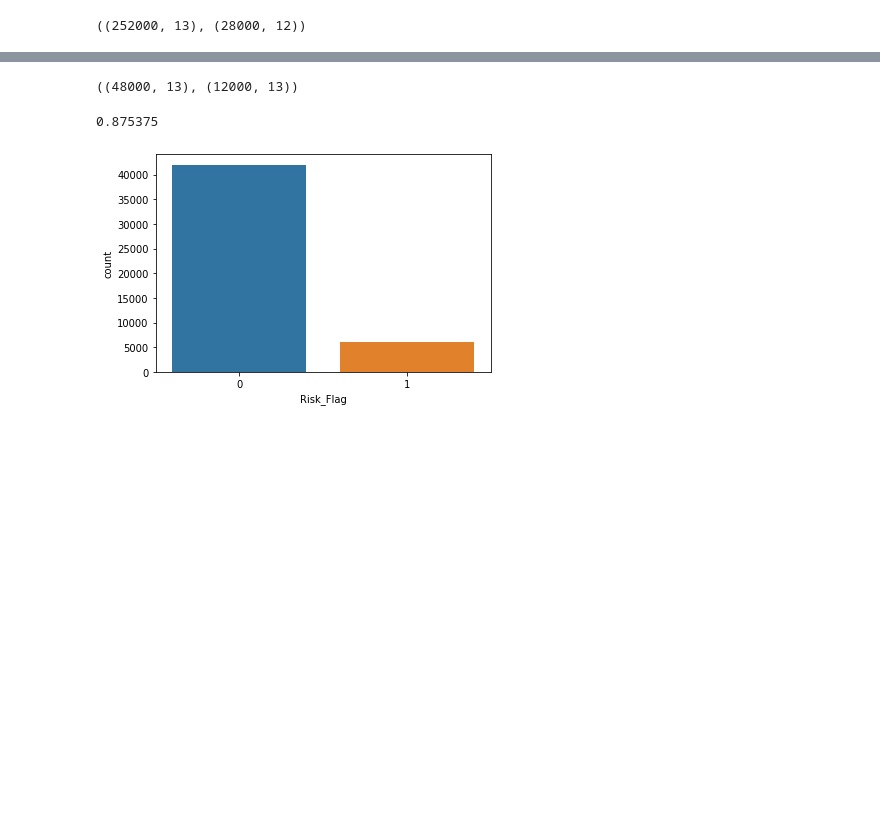
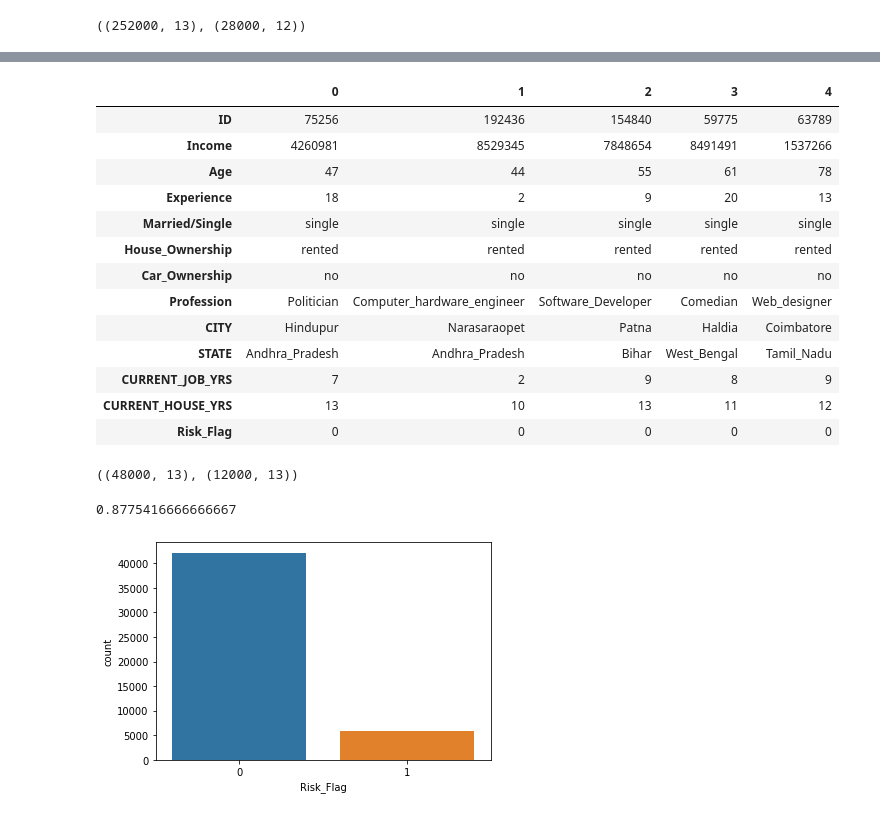
Before and after one commit to hwon-n/section2_project, a Jupyter notebook: section2_project.ipynb, the cells around one changed output, grey strips where cells are left out. Saved outputs shown, nothing was run; the diff lists cells and outputs as text; code cells hidden in the pictures; blank space fills up the shorter version.

```diff
--- a/section2_project.ipynb
+++ b/section2_project.ipynb
@@ -98,6 +71,24 @@ test
 train.profile_report()
 # %% [output]
 [interactive output not drawn]
+# %%
+train.rename(columns = {'Id': 'ID'}, inplace = True)
+train.head().T
+# %% [output]
+|  | 0 | 1 | 2 | 3 | 4 |
+| ID | 75256 | 192436 | 154840 | 59775 | 63789 |
+| Income | 4260981 | 8529345 | 7848654 | 8491491 | 1537266 |
+| Age | 47 | 44 | 55 | 61 | 78 |
+| Experience | 18 | 2 | 9 | 20 | 13 |
+| Married/Single | single | single | single | single | single |
+| House_Ownership | rented | rented | rented | rented | rented |
+| Car_Ownership | no | no | no | no | no |
+| Profession | Politician | Computer_hardware_engineer | Software_Developer | Comedian | Web_designer |
+| CITY | Hindupur | Narasaraopet | Patna | Haldia | Coimbatore |
+| STATE | Andhra_Pradesh | Andhra_Pradesh | Bihar | West_Bengal | Tamil_Nadu |
+| CURRENT_JOB_YRS | 7 | 2 | 9 | 8 | 9 |
+| CURRENT_HOUSE_YRS | 13 | 10 | 13 | 11 | 12 |
+| Risk_Flag | 0 | 0 | 0 | 0 | 0 |
 # %%
 # Logistic Regression model
 
@@ -112,7 +103,7 @@ train.shape, val.shape
 value = train['Risk_Flag'].value_counts(normalize = True)
 value[0]
 # %% [output]
-0.875375
+0.8775416666666667
 # %%
 %matplotlib inline
 ax = sns.countplot(data = train, x = target)
```
Also changed, not shown: parts of 10 cells of this notebook.
